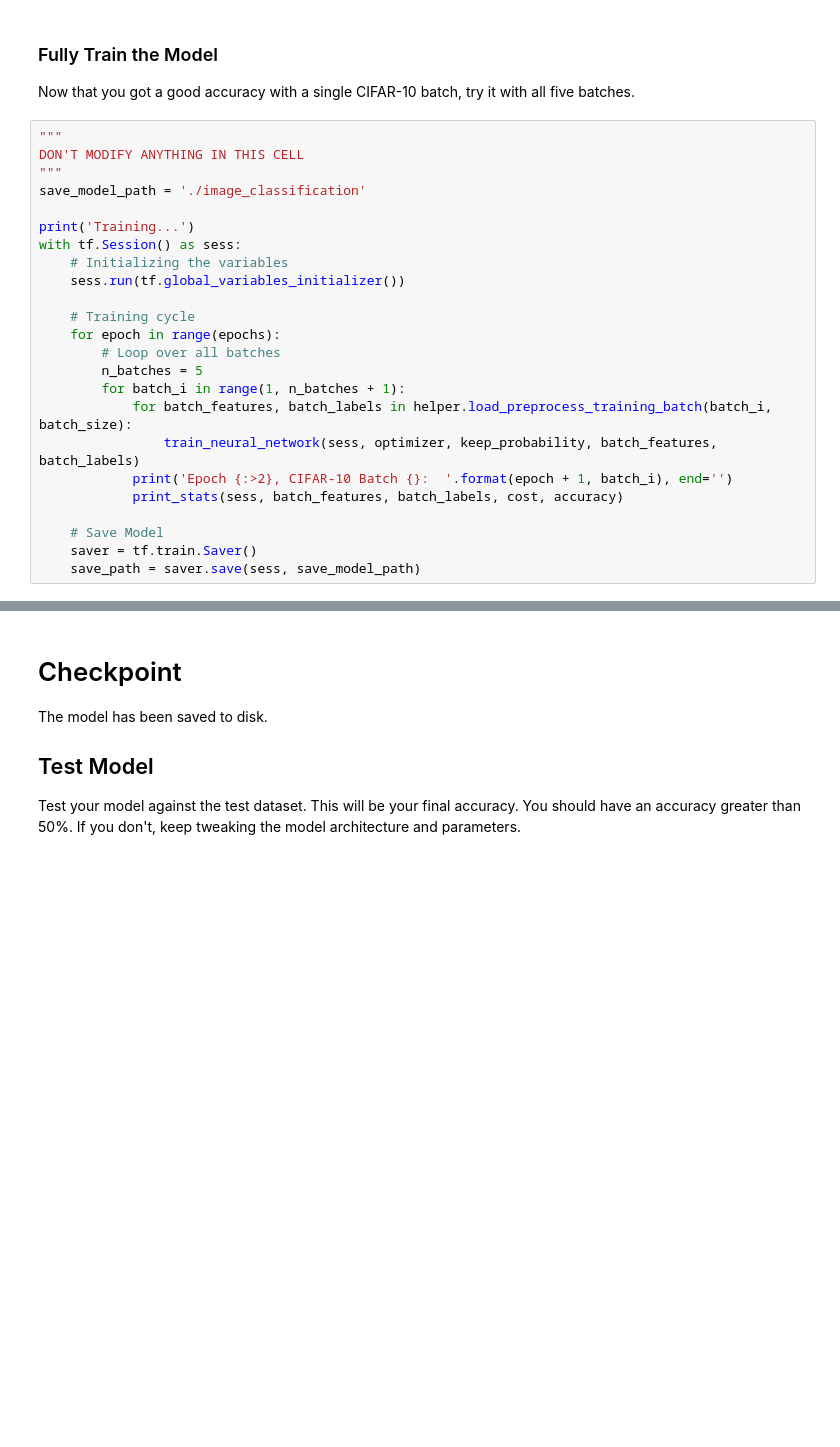
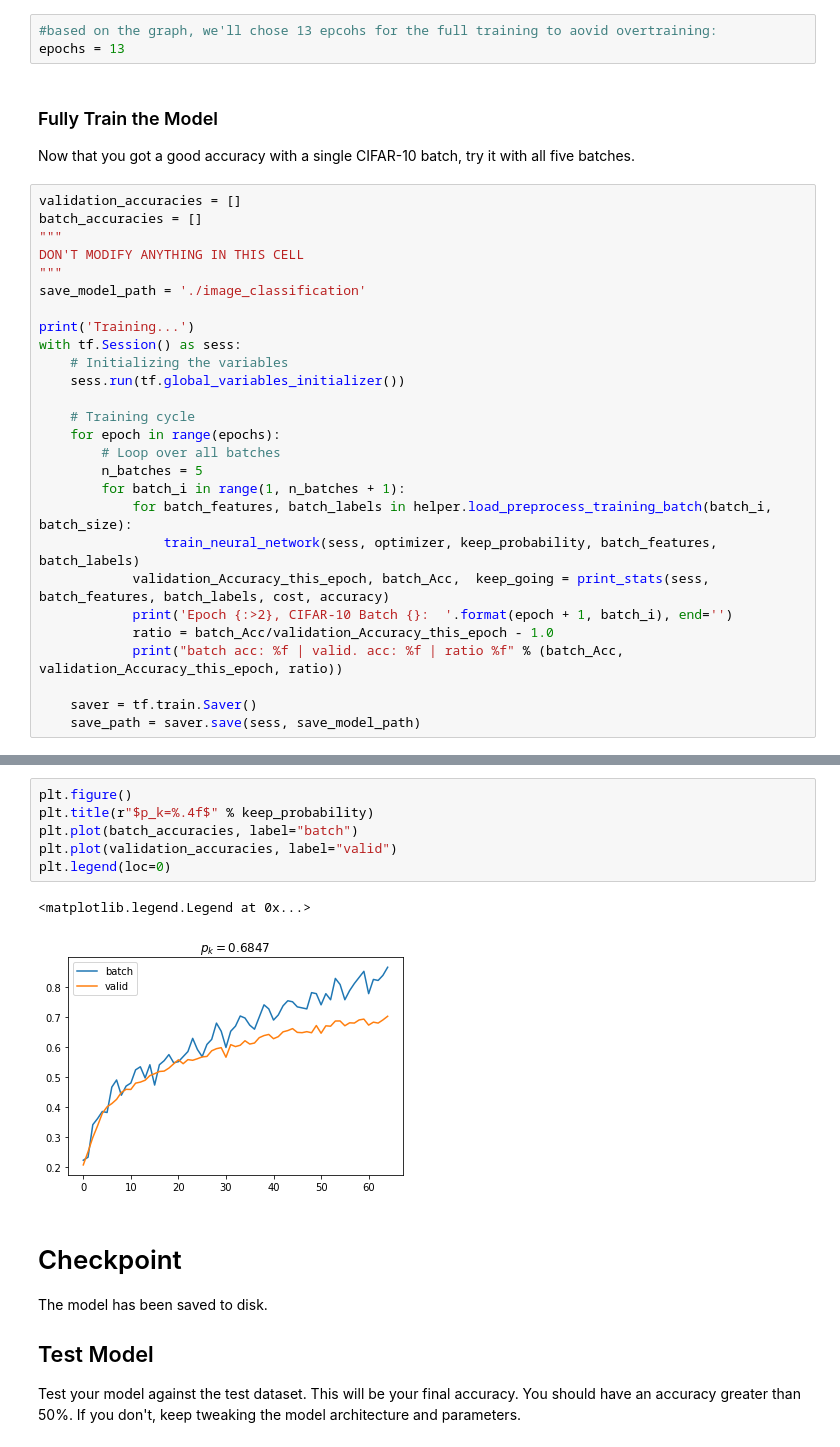
Before and after one commit to jgoodknight/project2_dlndf_jscg, a Jupyter notebook: dlnd_image_classification.ipynb, the cells around one changed output, grey strips where cells are left out. Drawn from its saved outputs; the diff is of its cells as text; blank space fills up the shorter version.

```diff
--- a/dlnd_image_classification.ipynb
+++ b/dlnd_image_classification.ipynb
@@ -640,7 +711,12 @@ Epoch 15, CIFAR-10 Batch 1:  Cost Function: 48960.878906 | Accuracy: 0.449324
+# %%
+#based on the graph, we'll chose 13 epcohs for the full training to aovid overtraining:
+epochs = 13
 # %% [markdown]
 ### Fully Train the Model
 Now that you got a good accuracy with a single CIFAR-10 batch, try it with all five batches.
 # %%
+validation_accuracies = []
+batch_accuracies = []
 """
 DON'T MODIFY ANYTHING IN THIS CELL
 """
@@ -658,10 +734,11 @@ with tf.Session() as sess:
         for batch_i in range(1, n_batches + 1):
             for batch_features, batch_labels in helper.load_preprocess_training_batch(batch_i, batch_size):
                 train_neural_network(sess, optimizer, keep_probability, batch_features, batch_labels)
+            validation_Accuracy_this_epoch, batch_Acc,  keep_going = print_stats(sess, batch_features, batch_labels, cost, accuracy)
             print('Epoch {:>2}, CIFAR-10 Batch {}:  '.format(epoch + 1, batch_i), end='')
-            print_stats(sess, batch_features, batch_labels, cost, accuracy)
+            ratio = batch_Acc/validation_Accuracy_this_epoch - 1.0
+            print("batch acc: %f | valid. acc: %f | ratio %f" % (batch_Acc, validation_Accuracy_this_epoch, ratio))
 
-    # Save Model
     saver = tf.train.Saver()
     save_path = saver.save(sess, save_model_path)
 # %% [output]
@@ -685,3 +762,12 @@ Epoch 15, CIFAR-10 Batch 5:  Cost Function: 13420.076172 | Accuracy: 0.483108
+# %%
+plt.figure()
+plt.title(r"$p_k=%.4f$" % keep_probability)
+plt.plot(batch_accuracies, label="batch")
+plt.plot(validation_accuracies, label="valid")
+plt.legend(loc=0)
+# %% [output]
+<matplotlib.legend.Legend at 0x...>
+[figure, added]
 # %% [markdown]
 # Checkpoint
 The model has been saved to disk.
```
Also changed, not shown: parts of 15 cells of this notebook, 2 other files.
